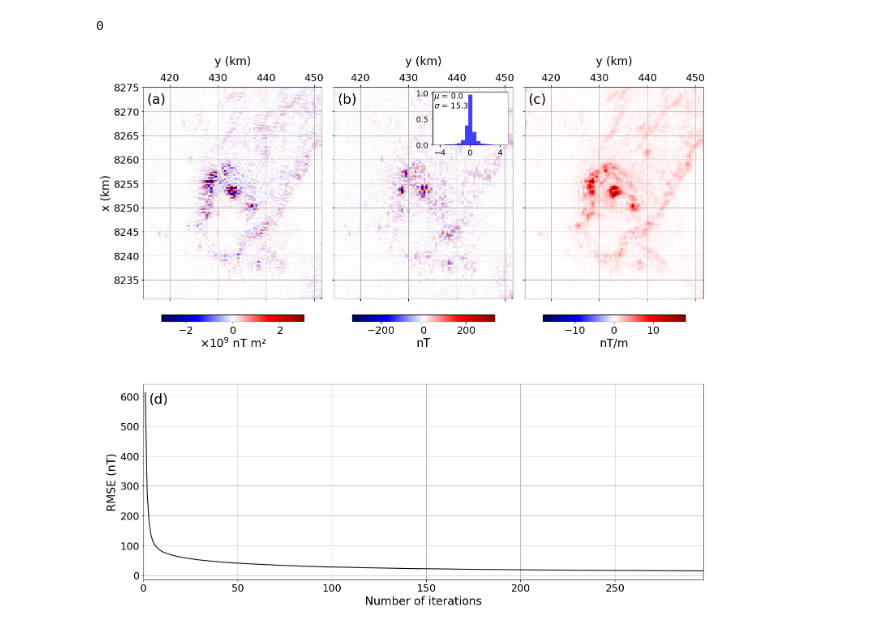
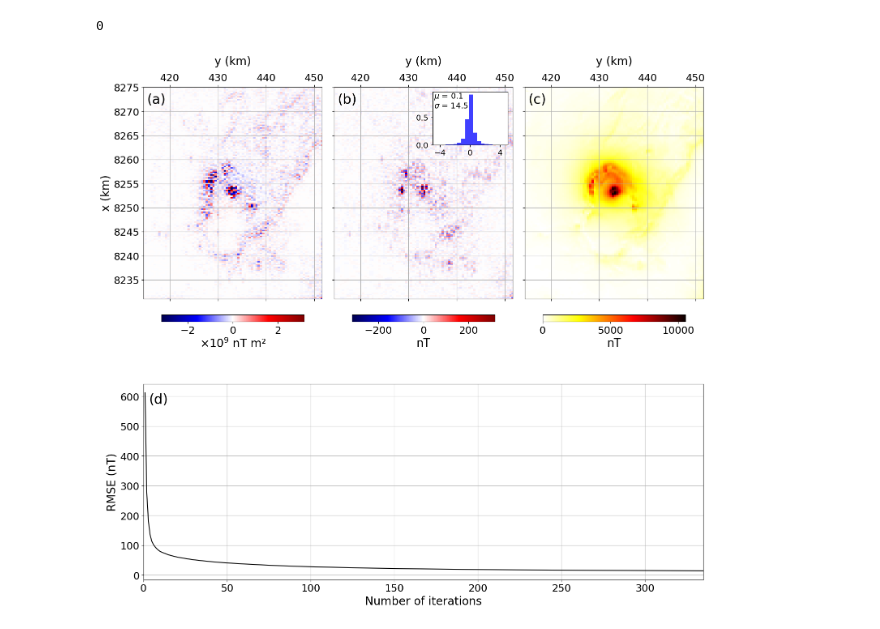
Before and after one commit to birocoles/planar-eqlayer-theory, a Jupyter notebook: code/6_field_data.ipynb, the cells around one changed output. Drawn from its saved outputs; the diff is of its cells as text; code cells hidden in the pictures.

Commit message:
finish changes in text, captions ans figures

```diff
--- a/code/6_field_data.ipynb
+++ b/code/6_field_data.ipynb
@@ -653,8 +659,8 @@ Grad = inverse_distance.grad(
     components=['x', 'y', 'z']
 )
 # %%
-# main field
-F_hat = utils.unit_vector(inc=-18.4386, dec=-18.1665)
+# main field (IGRF) on August 15, 2004 (https://www.ngdc.noaa.gov/geomag/calculators/magcalc.shtml#igrfwmm)
+F_hat = utils.unit_vector(inc=-18.4797, dec=-18.19)
 # %%
 # estimate the planar equivalent layer from Falcon data
 rmse, layer = eqlayer.method_CGLS(
@@ -665,4 +671,10 @@ rmse, layer = eqlayer.method_CGLS(
 )
 # %%
 tfa_predicted = (F_hat[0]*Grad['x'] + F_hat[1]*Grad['y'] + F_hat[2]*Grad['z']) @ layer
+# %%
+# compute the amplitude of the anomalous magnetic field
+bx_predicted = Grad['x'] @ layer
+by_predicted = Grad['y'] @ layer
+bz_predicted = Grad['z'] @ layer
+b_predicted = np.sqrt(bx_predicted**2 + by_predicted**2 + bz_predicted**2)
 # %%
@@ -750,6 +762,13 @@ grad_bz_predicted = data_structures.grid_xy_full_flatten_to_matrix(
         grid_orientation='xy',
         shape=shape_reduced
     )
+# %%
+# Rearrange transformed field in a 2D array
+b_predicted = data_structures.grid_xy_full_flatten_to_matrix(
+        data=b_predicted,
+        grid_orientation='xy',
+        shape=shape_reduced
+    )
 # %%
 # plot figure
 fig = plt.figure(
@@ -846,7 +865,8 @@ subax.text(0.56, 0.90, "$\mu$ = {:.1f}\n$\sigma$ = {:.1f}".format(mean, std), tr
 
 # Estimated total-gradient of the bz component
 
-ranges = np.max(np.abs(grad_bz_predicted))
+# ranges = np.max(np.abs(grad_bz_predicted))
+ranges = np.max(b_predicted)
 
 ax = mosaic['c']
 ax.sharex(mosaic['a'])
@@ -854,8 +874,10 @@ ax.sharey(mosaic['a'])
 ax.axis('scaled')
 im = ax.pcolormesh(
         coordinates_reduced['y']*0.001, coordinates_reduced['x']*0.001,
-        grad_bz_predicted,
-        cmap='seismic', vmin=-ranges, vmax=ranges
+        # grad_bz_predicted,
+        b_predicted,
+        cmap='hot_r', vmin=0, vmax=ranges
+        # cmap='hot_r', vmin=-ranges, vmax=ranges
     )
 cb = fig.colorbar(
     im,
@@ -864,36 +886,37 @@ cb = fig.colorbar(
     location='bottom',
 )
 cb.ax.tick_params(labelsize=18, top=False, bottom=True, labeltop=False, labelbottom=True)
-cb.ax.set_xlabel('nT/m', fontsize=20, loc='center')
+# cb.ax.set_xlabel('nT/m', fontsize=20, loc='center')
+cb.ax.set_xlabel('nT', fontsize=20, loc='center')
 
 ax.set_ylim(0.001*np.min(coordinates_reduced['x']), 0.001*np.max(coordinates_reduced['x']))
 ax.set_xlim(0.001*np.min(coordinates_reduced['y']), 0.001*np.max(coordinates_reduced['y']))
 ax.tick_params(axis='x', labelsize=18)
 ax.tick_params(axis='y', labelleft=False)
 ax.grid()
 ax.annotate('(c)', xy=(0.02, 0.92), xycoords='axes fraction', fontsize=24)
 
 
 for element in ['a']:
     mosaic[element].set_ylabel('x (km)', fontsize=20)
 for element in ['a','b','c']:
     mosaic[element].tick_params(top=True, labeltop=True, bottom=True, labelbottom=False)
     mosaic[element].set_xlabel('y (km)', fontsize=20, loc='center', labelpad=15)
     mosaic[element].xaxis.set_label_position('top')
 
 # insert the convergence curve
 ax = mosaic['d']
 ax.set_box_aspect(0.35)
 ax.plot([i+1 for i in range(len(rmse))], rmse, 'k-')
 ax.annotate('(d)', xy=(0.01, 0.9), xycoords='axes fraction', fontsize=24)
 ax.tick_params(labelsize=18)
 ax.set_xlabel('Number of iterations', fontsize=20)
 ax.set_ylabel('RMSE (nT)', fontsize=20)
 ax.set_xlim(0,len(rmse))
 ax.grid()
 
 plt.savefig(figures+'Figure9.png', dpi=300)
 
 plt.show()
 # %% [output]
-[figure, old version]
+[figure, new version]
```
Also changed, not shown: parts of 7 cells of this notebook, 16 other files.
